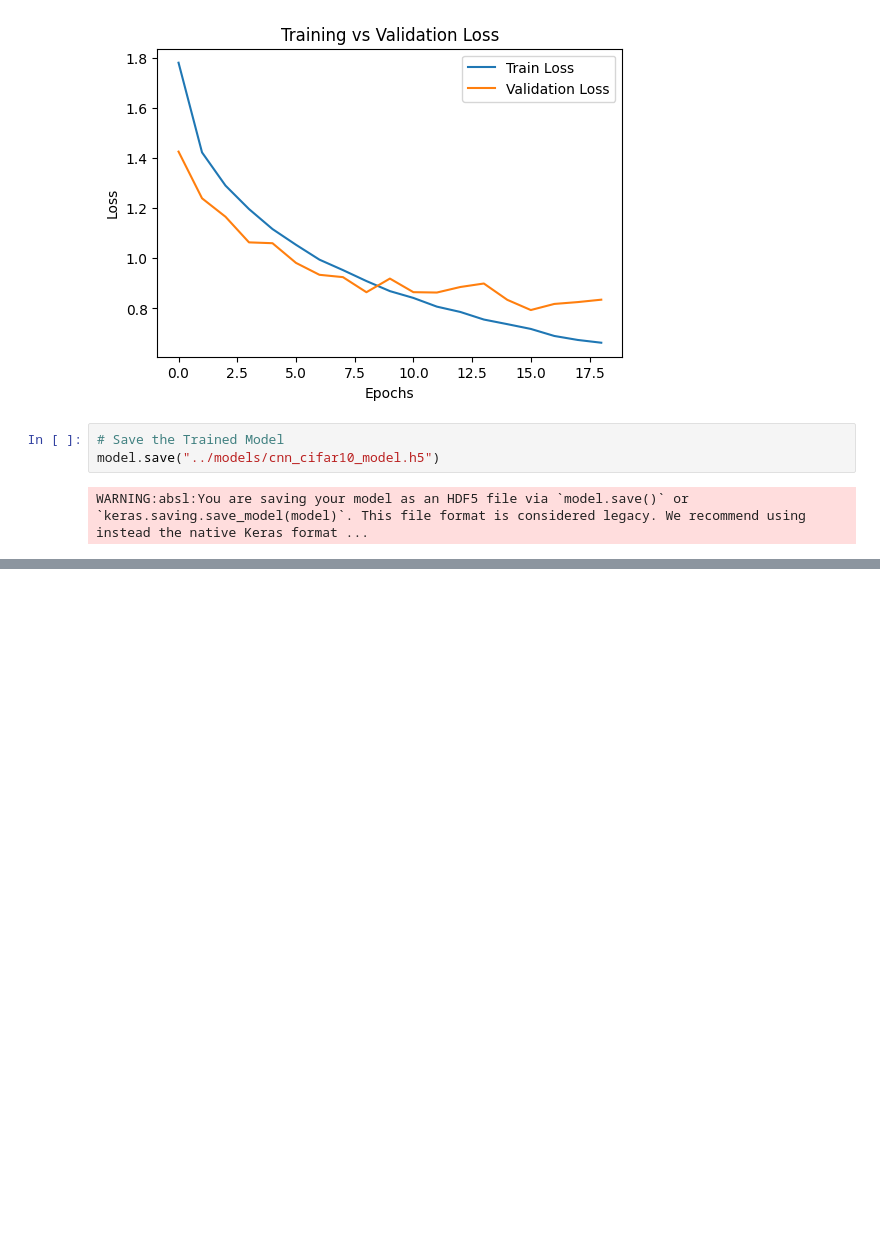
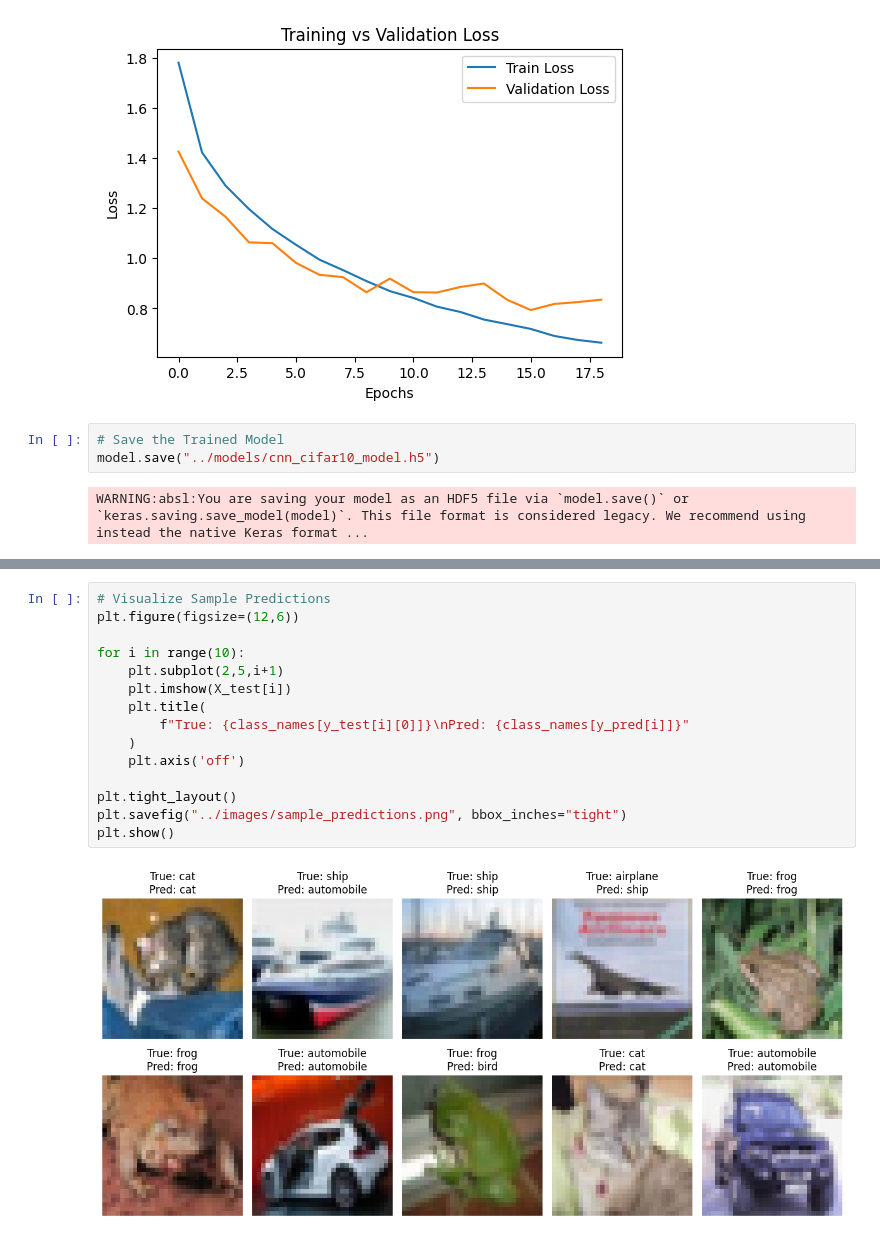
Before and after one commit to aadarsh-gobari/image-classification-cnn, a Jupyter notebook: notebooks/image_classification_cnn.ipynb, the cells around one changed output, grey strips where cells are left out. Drawn from its saved outputs; the diff is of its cells as text; blank space fills up the shorter version.

Commit message:
Day 4: Evaluated CNN and visualized predictions

```diff
--- a/notebooks/image_classification_cnn.ipynb
+++ b/notebooks/image_classification_cnn.ipynb
@@ -174,0 +189,17 @@ WARNING:absl:You are saving your model as an HDF5 file via `model.save()` or `ke
+# %%
+# Visualize Sample Predictions
+plt.figure(figsize=(12,6))
+
+for i in range(10):
+    plt.subplot(2,5,i+1)
+    plt.imshow(X_test[i])
+    plt.title(
+        f"True: {class_names[y_test[i][0]]}\nPred: {class_names[y_pred[i]]}"
+    )
+    plt.axis('off')
+
+plt.tight_layout()
+plt.savefig("../images/sample_predictions.png", bbox_inches="tight")
+plt.show()
+# %% [output]
+[figure, added]
```
Also changed, not shown: parts of 4 cells of this notebook, 3 other files.
